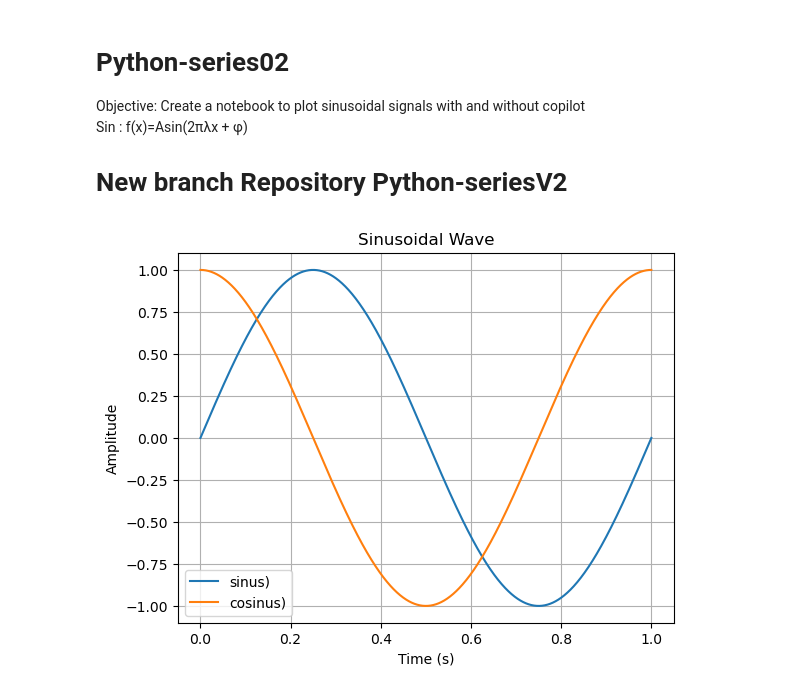
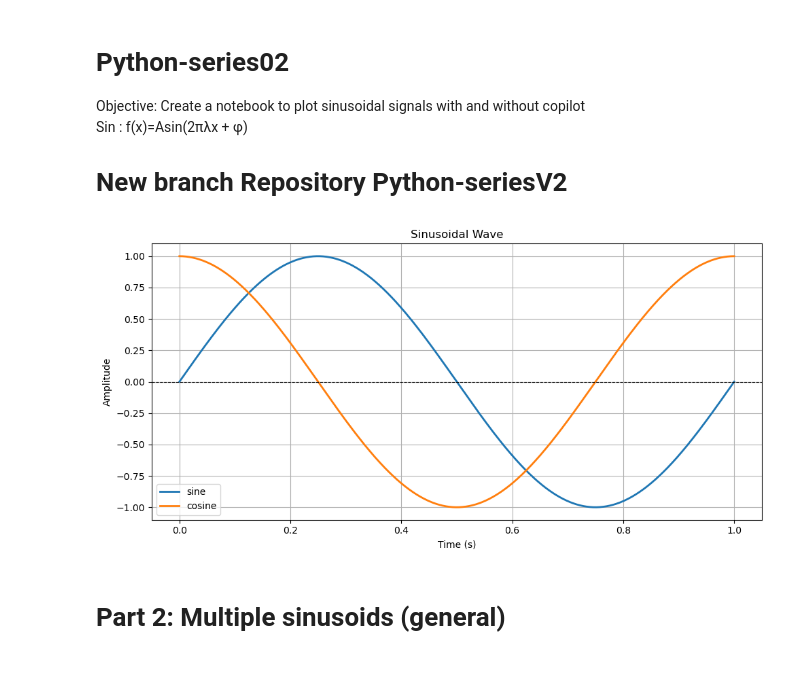
Before and after one commit to Malo-ai/Python_Serie, a Jupyter notebook: Python-series02.ipynb, the cells around one changed output. Cells and saved outputs as stored; diff of their text form; code cells hidden in the pictures.

```diff
--- a/Python-series02.ipynb
+++ b/Python-series02.ipynb
@@ -5,26 +5,32 @@ Sin : f(x)=Asin(2πλx + φ)
 
 # New branch Repository Python-seriesV2
 # %%
-# Import needed libraries
+# Import libraries (once)
 import numpy as np
 import matplotlib.pyplot as plt
 
-# Code cells
-t = np.linspace(0, 1, 1000)  # time vector from 0 to 1 second with 1000 samples
-s = np.sin(2 * np.pi * 1 * t)  # sinusoidal function
-c = np.cos(2 * np.pi * 1 * t)  # cosine function
-plt.plot(t, s)          # plot the function
-plt.plot(t, c)          # plot the cosine function
-plt.title('Sinusoidal Wave')  # title
-plt.legend(['sinus)', 'cosinus)'])  # legend
-plt.xlabel('Time (s)')        # x-axis label
-plt.ylabel('Amplitude')       # y-axis label
-plt.grid(True)               # add grid
+# Part 1: Simple sine and cosine
+t = np.linspace(0, 1, 1000)        # time vector
+s = np.sin(2 * np.pi * t)          # sine
+c = np.cos(2 * np.pi * t)          # cosine
 
-# Save the plot as a PDF file
-plt.savefig('Sinusoidal_Wave.pdf', bbox_inches='tight')  # Save the plot as a PDF f
+plt.figure(figsize=(10,5))
+plt.plot(t, s, label='sine', linewidth=2)   # thicker line
+plt.plot(t, c, label='cosine', linewidth=2)
+plt.axhline(0, color='black', linewidth=0.8, linestyle='--')  # baseline at y=0
+plt.title('Sinusoidal Wave')
+plt.xlabel('Time (s)')
+plt.ylabel('Amplitude')
+plt.legend()
+plt.grid(True)
+plt.tight_layout()
 
-plt.show()                  # display the plot
+# Save plot
+plt.savefig('Sinusoidal_Wave.pdf', bbox_inches='tight')  # Save the plot as a PDF file
+plt.savefig('C:\\Users\\malob\\Desktop\\IEAP\\Python_Serie\\Python_Serie_02\\Export\\Sinusoidal_Wave.pdf', bbox_inches='tight')
+plt.show()
 # %% [output]
-[figure, old version]
+[figure, new version]
+# %% [markdown]
+# Part 2: Multiple sinusoids (general)
 # %%
```
Also changed, not shown: parts of 1 cell of this notebook, 4 other files.
